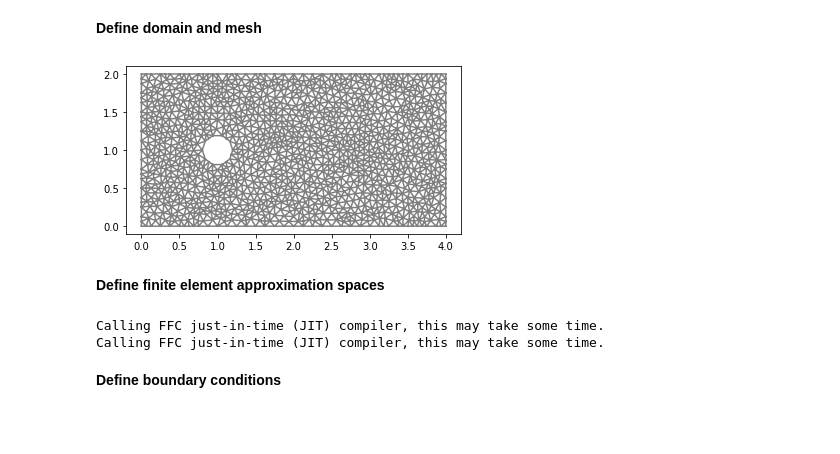
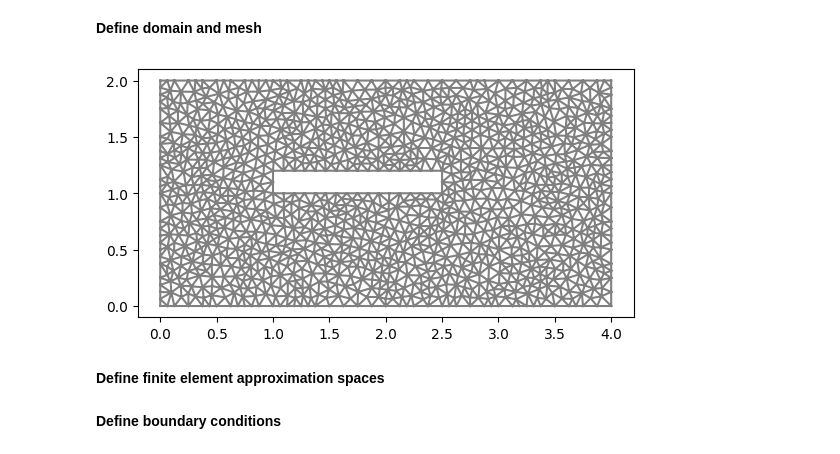
Before and after one commit to ellenmatt/DD2365-aflum, a Jupyter notebook: template-report-Navier-Stokes-ALE.ipynb, the cells around one changed output. Drawn from its saved outputs; the diff is of its cells as text; code cells hidden in the pictures; blank space fills up the shorter version.

```diff
--- a/template-report-Navier-Stokes-ALE.ipynb
+++ b/template-report-Navier-Stokes-ALE.ipynb
@@ -121,35 +121,38 @@ right = Right()
 lower = Lower()
 upper = Upper()
 
 # Generate mesh (examples with and without a hole in the mesh)
 resolution = 32
 #mesh = RectangleMesh(Point(0.0, 0.0), Point(L, H), L*resolution, H*resolution)
-mesh = generate_mesh(Rectangle(Point(0.0,0.0), Point(L,H)) - Circle(Point(xc,yc),rc), resolution)
+# mesh = generate_mesh(Rectangle(Point(0.0,0.0), Point(L,H)) - Circle(Point(xc,yc),rc), resolution)
+
+# Wing mesh
+mesh = generate_mesh(Rectangle(Point(0.0,0.0), Point(L,H)) - Rectangle(Point(1.0, 1.0), Point(2.5, 1.2)), resolution)
 
 # Local mesh refinement (specified by a cell marker)
 no_levels = 0
 for i in range(0,no_levels):
   cell_marker = MeshFunction("bool", mesh, mesh.topology().dim())
   for cell in cells(mesh):
     cell_marker[cell] = False
     p = cell.midpoint()
     if p.distance(Point(xc, yc)) < 1.0:
         cell_marker[cell] = True
   mesh = refine(mesh, cell_marker)
 
 # Define mesh functions (for boundary conditions)
 boundaries = MeshFunction("size_t", mesh, mesh.topology().dim()-1)
 boundaries.set_all(0)
 left.mark(boundaries, 1)
 right.mark(boundaries, 2)
 lower.mark(boundaries, 3)
 upper.mark(boundaries, 4)
 
 plt.figure()
 plot(mesh)
 plt.show()
 # %% [output]
-[figure, old version]
+[figure, new version]
 # %% [markdown]
 **Define finite element approximation spaces**
 # %%
@@ -162,9 +165,6 @@ u = TrialFunction(V)
 p = TrialFunction(Q)
 v = TestFunction(V)
 q = TestFunction(Q)
-# %% [output]
-Calling FFC just-in-time (JIT) compiler, this may take some time.
-Calling FFC just-in-time (JIT) compiler, this may take some time.
 # %% [markdown]
 **Define boundary conditions**
 # %%
```
Also changed, not shown: parts of 4 cells of this notebook.
